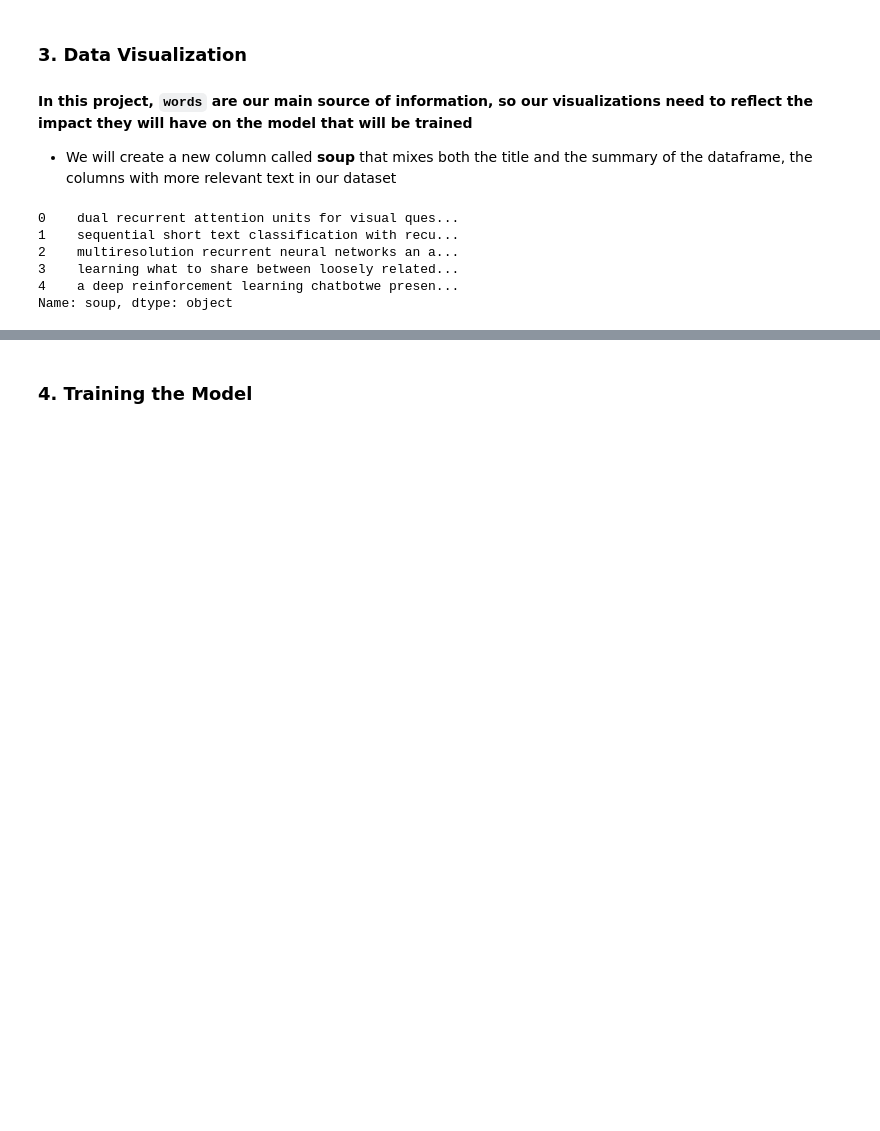
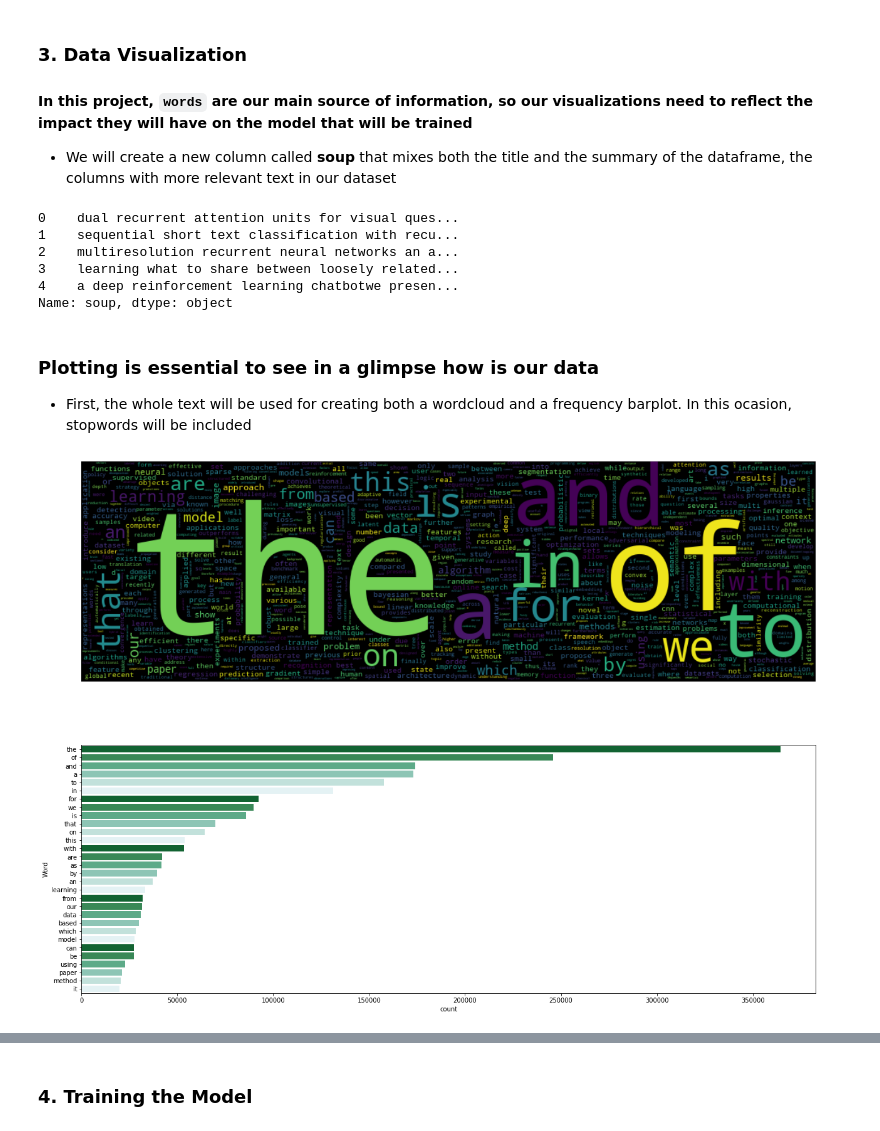
Before and after one commit to leosanchezsoler/bilbo-the-bot, a Jupyter notebook: main.ipynb, the cells around one changed output, grey strips where cells are left out. Cells and saved outputs as stored; diff of their text form; code cells hidden in the pictures; blank space fills up the shorter version.

Commit message:
updated files and uploaded first images

```diff
--- a/main.ipynb
+++ b/main.ipynb
@@ -183,0 +182,7 @@ dictionary = tokenizer.word_index
+# %% [markdown]
+### Plotting is essential to see in a glimpse how is our data
+- First, the whole text will be used for creating both a wordcloud and a frequency barplot. In this ocasion, stopwords will be included
+# %%
+freq_words(df.soup, save=True, filename='wordcloud_with_stopwords')
+# %% [output]
+[figure, added]
```
Also changed, not shown: parts of 17 cells of this notebook, 8 other files.
